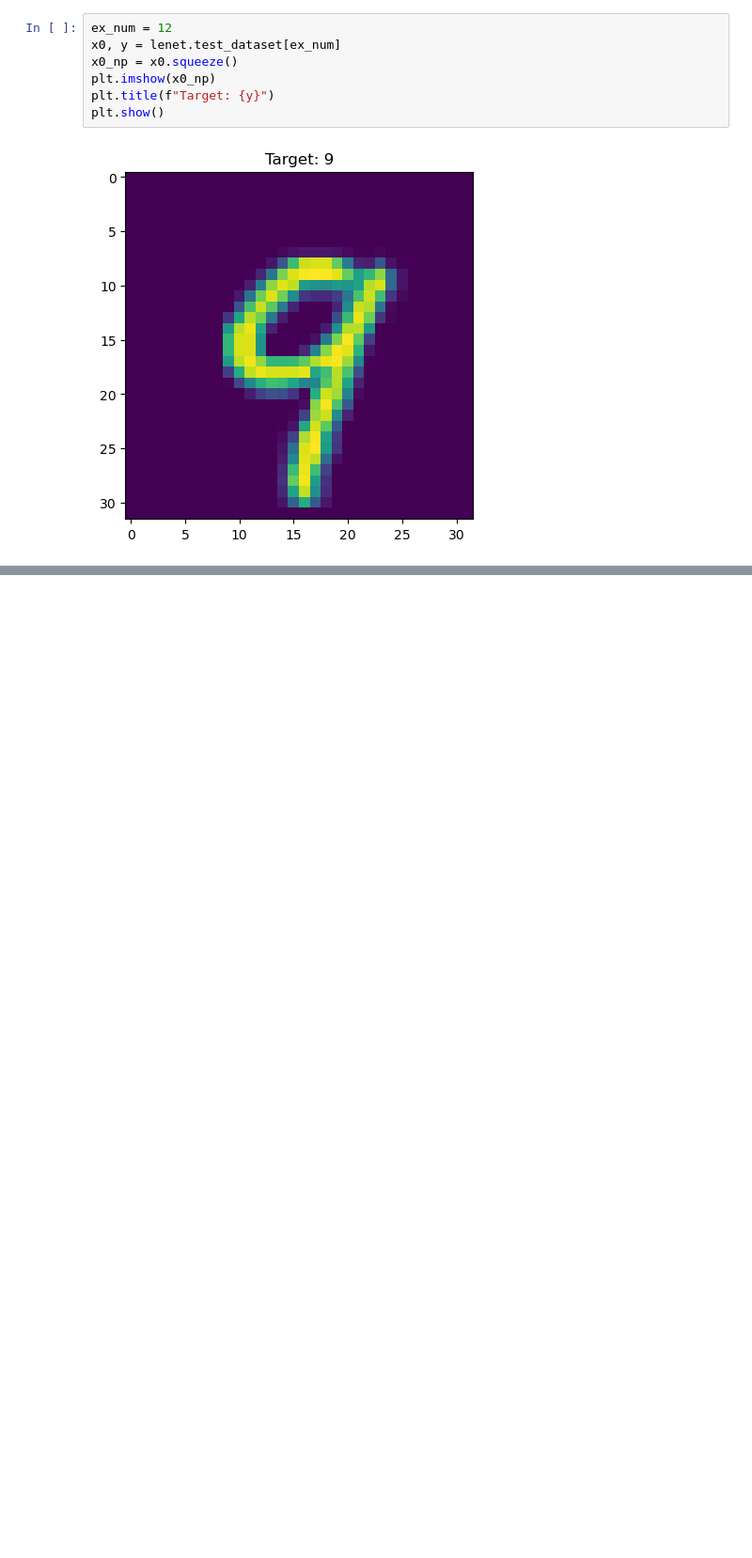
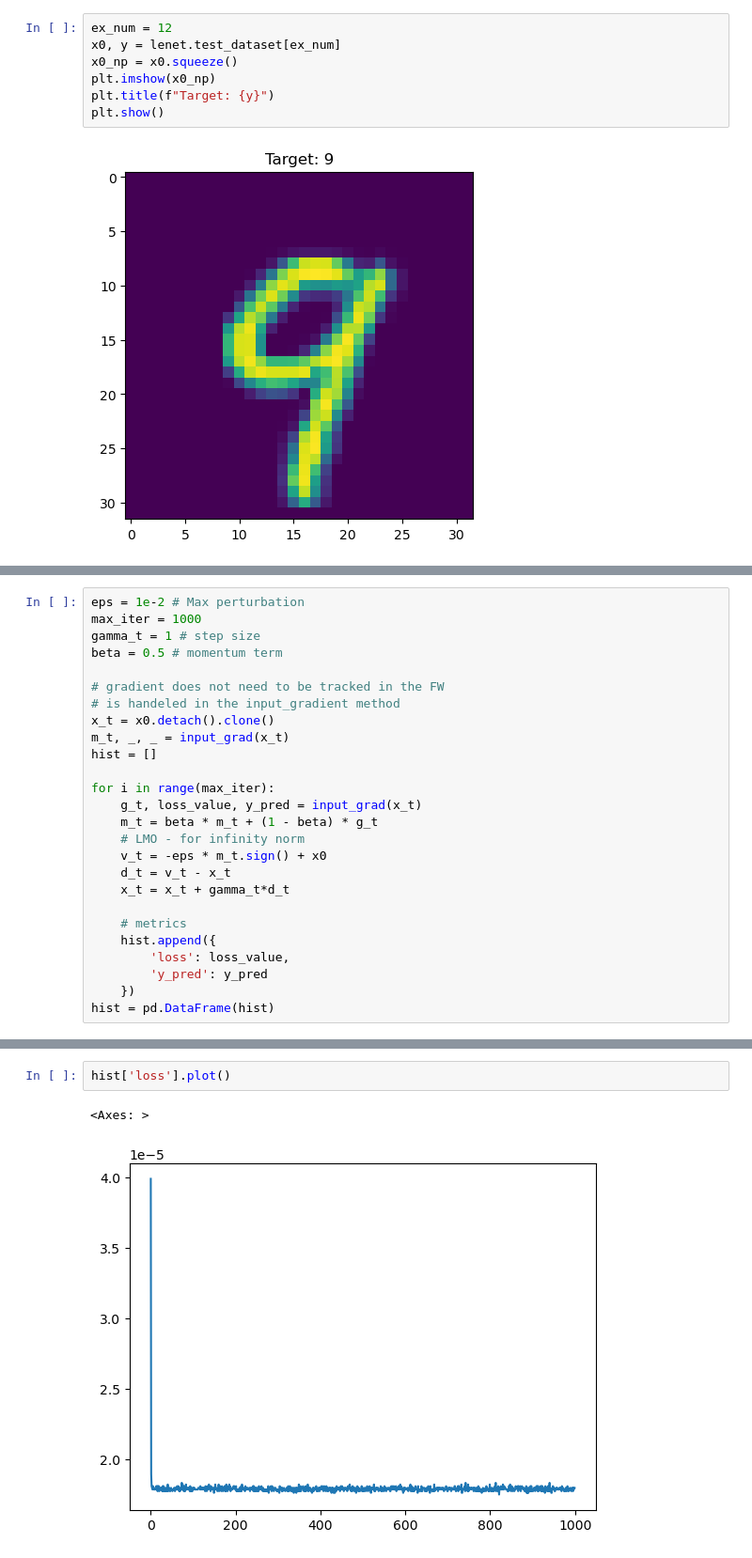
Before and after one commit to TannerAGraves/FW-variants-for-WB-Adversarial-Attacks, a Jupyter notebook: scratch.ipynb, the cells around one changed output, grey strips where cells are left out. Shown at 94% size. Cells and saved outputs as stored; diff of their text form; blank space fills up the shorter version.

```diff
--- a/scratch.ipynb
+++ b/scratch.ipynb
@@ -87,0 +78,26 @@ tensor(0.0976)
+# %%
+eps = 1e-2 # Max perturbation
+max_iter = 1000
+gamma_t = 1 # step size
+beta = 0.5 # momentum term
+
+# gradient does not need to be tracked in the FW
+# is handeled in the input_gradient method
+x_t = x0.detach().clone()
+m_t, _, _ = input_grad(x_t)
+hist = []
+
+for i in range(max_iter):
+    g_t, loss_value, y_pred = input_grad(x_t)
+    m_t = beta * m_t + (1 - beta) * g_t
+    # LMO - for infinity norm
+    v_t = -eps * m_t.sign() + x0
+    d_t = v_t - x_t
+    x_t = x_t + gamma_t*d_t
+
+    # metrics
+    hist.append({
+        'loss': loss_value,
+        'y_pred': y_pred
+    })
+hist = pd.DataFrame(hist)
@@ -87,0 +120,5 @@ tensor(0.0976)
+# %%
+hist['loss'].plot()
+# %% [output]
+<Axes: >
+[figure, added]
```
Also changed, not shown: parts of 8 cells of this notebook, 1 other file.
